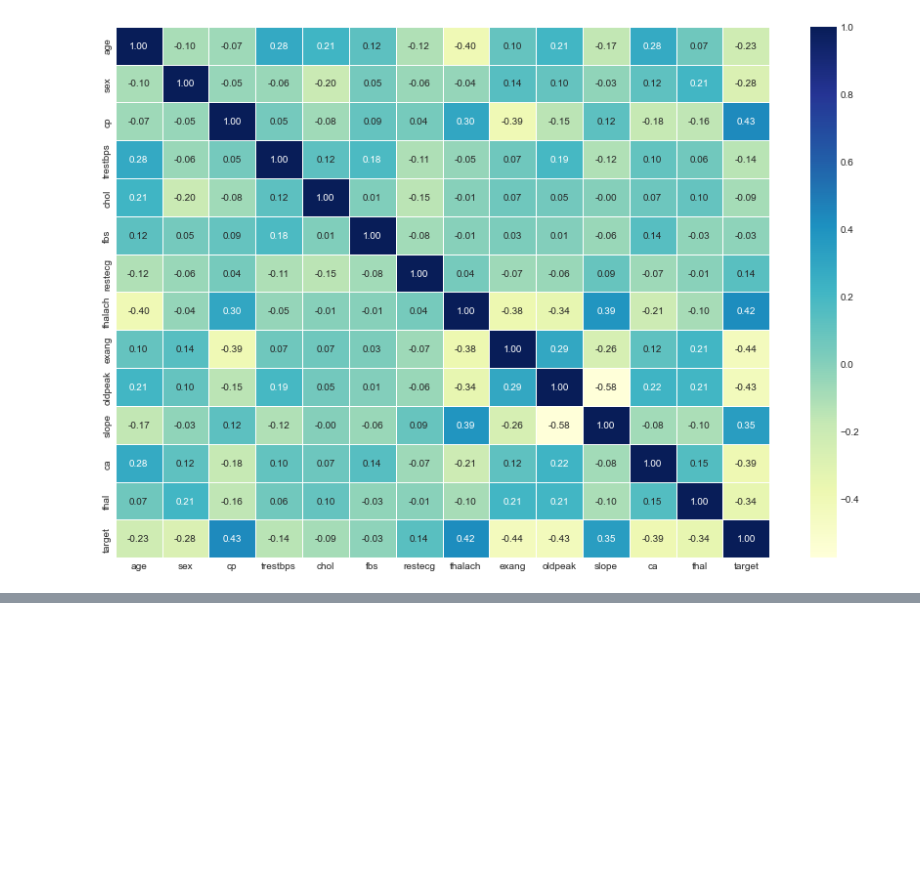
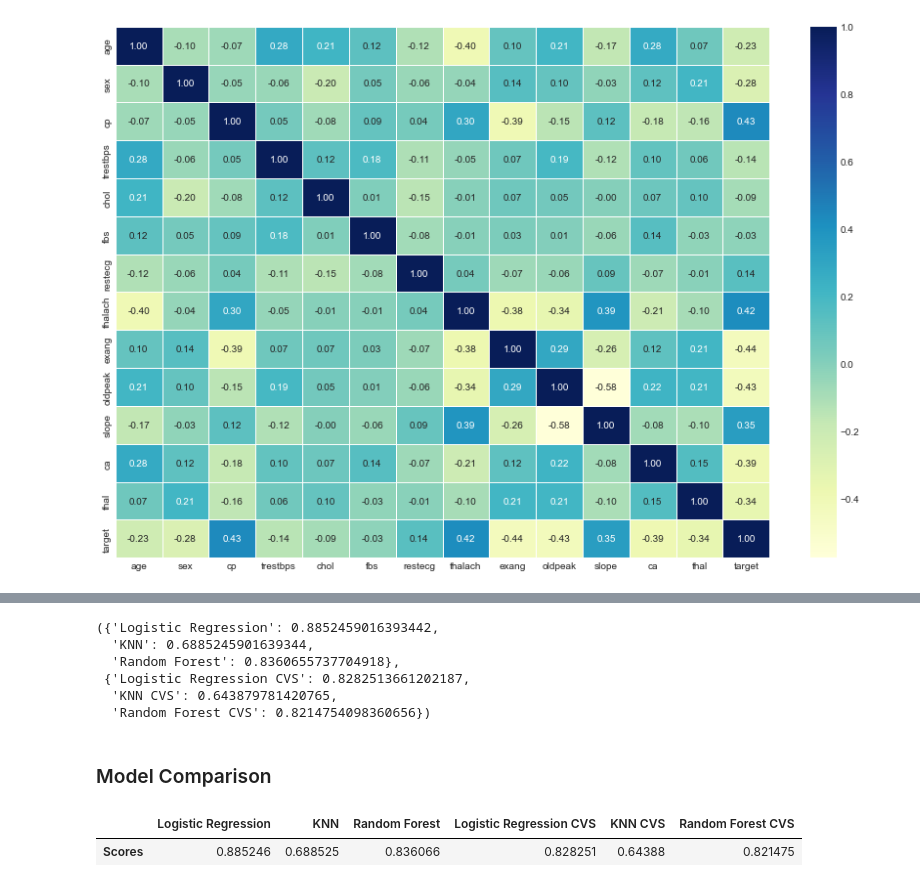
Before and after one commit to muhammadanas0716/Machine-Learning-101, a Jupyter notebook: Heart Disease Classification/Heart Disease Classification.ipynb, the cells around one changed output, grey strips where cells are left out. Drawn from its saved outputs; the diff is of its cells as text; code cells hidden in the pictures; blank space fills up the shorter version.

```diff
--- a/Heart Disease Classification/Heart Disease Classification.ipynb
+++ b/Heart Disease Classification/Heart Disease Classification.ipynb
@@ -556,0 +521,11 @@ def fit_and_score(models, X_train, X_test, y_train, y_test, X, y ,random_seed=42
+# %%
+fit_and_score(models, X, y, X_train, X_test, y_train, y_test)
+# %% [output]
+({'Logistic Regression': 0.8852459016393442,
+  'KNN': 0.6885245901639344,
+  'Random Forest': 0.8360655737704918},
+ {'Logistic Regression CVS': 0.8282513661202187,
+  'KNN CVS': 0.643879781420765,
+  'Random Forest CVS': 0.8214754098360656})
+# %% [markdown]
+### Model Comparison
@@ -556,0 +535,8 @@ def fit_and_score(models, X_train, X_test, y_train, y_test, X, y ,random_seed=42
+# %%
+total = model_scores | model_cross_validation
+# %%
+total2 = pd.DataFrame(total, index=["Scores"])
+total2
+# %% [output]
+|  | Logistic Regression | KNN | Random Forest | Logistic Regression CVS | KNN CVS | Random Forest CVS |
+| Scores | 0.885246 | 0.688525 | 0.836066 | 0.828251 | 0.64388 | 0.821475 |
```
Also changed, not shown: parts of 29 cells of this notebook.
